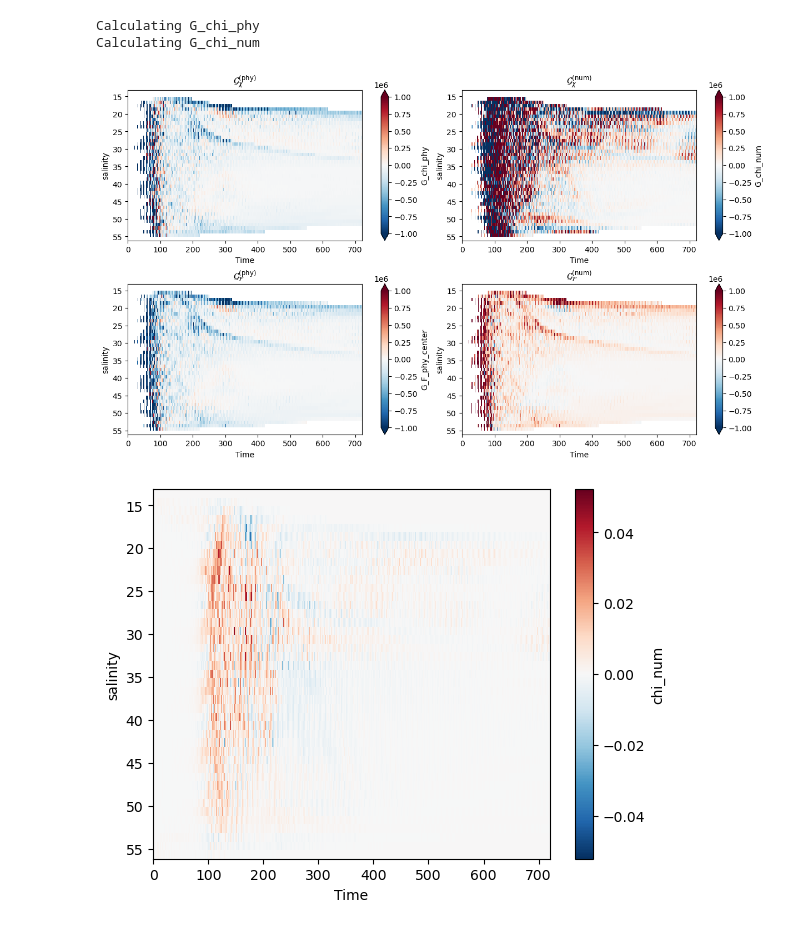
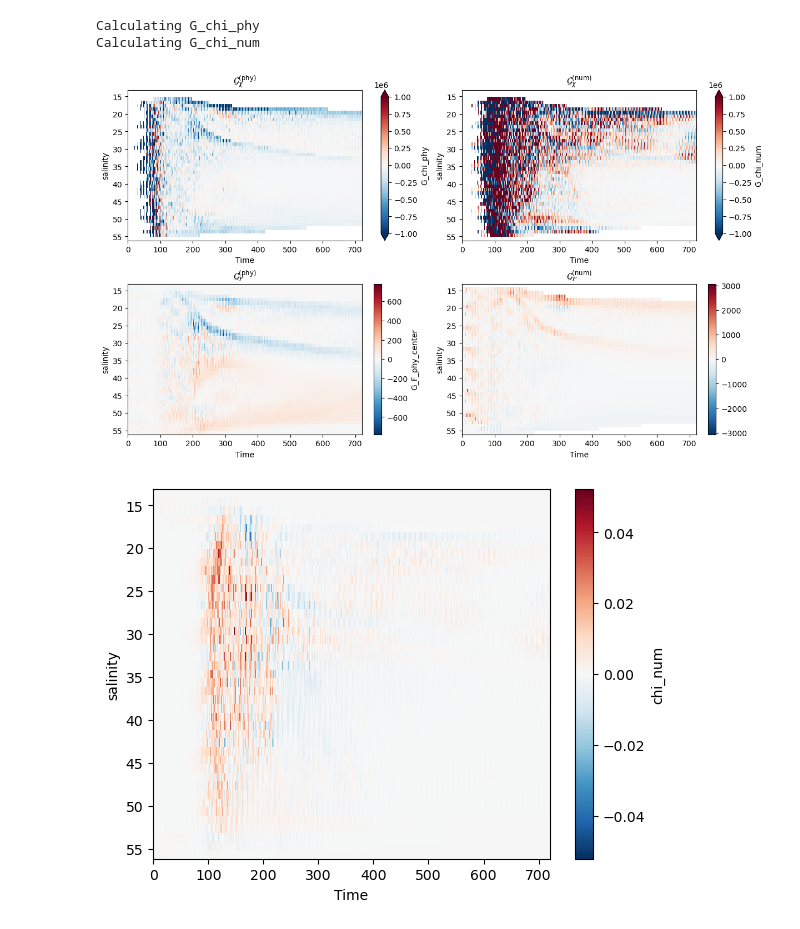
Before and after one commit to kailauyeda/WMT_DVD, a Jupyter notebook: bichan/analysis/preliminary_analysis.ipynb, the cells around one changed output. Drawn from its saved outputs; the diff is of its cells as text; code cells hidden in the pictures.

```diff
--- a/bichan/analysis/preliminary_analysis.ipynb
+++ b/bichan/analysis/preliminary_analysis.ipynb
@@ -410,7 +504,7 @@ def calculate_G_chi_mix(chi_variable, rho_0, mesh, ds_output, target_coord_spaci
 # %%
 # wrapper function to perform all calculations
 def calculate_G_mix(rho_0, mesh, ds_output, target_coord_spacing = 1):
-    G_F_phy_ds = calculate_G_F_phy(rho_0, mesh, ds_output,target_coord_spacing)
+    G_F_phy_ds = calculate_G_F_phy('salinityVertMixTendency', rho_0, mesh, ds_output,target_coord_spacing)
     G_chi_phy_ds = calculate_G_chi_mix('chiPhyVerSalt_center',rho_0, mesh, ds_output,target_coord_spacing)
     G_chi_num_ds = calculate_G_chi_mix('chiSpurSaltBR08',rho_0, mesh, ds_output,target_coord_spacing)
 
@@ -495,21 +589,21 @@ ds_chi_transform = ds_chi_transform.to_dataset(name= 'chi_num').rename({'salinit
 # %%
 fig, ax = plt.subplots(nrows=2,ncols=2,constrained_layout=True,figsize=(12,7))
 
 G_phy_comp_ds.G_chi_phy.mean(dim='nCells').plot(ax=ax[0,0],y='salinity',vmin=-1e6, vmax=1e6, cmap='RdBu_r')
 ax[0,0].set_title(r'$\mathcal{G}_\chi^{\text{(phy)}}$')
 G_phy_comp_ds.G_chi_num.mean(dim='nCells').plot(ax=ax[0,1],y='salinity',vmin=-1e6, vmax=1e6, cmap='RdBu_r')
 ax[0,1].set_title(r'$\mathcal{G}_\chi^{\text{(num)}}$')
 
-G_phy_comp_ds.G_F_phy_center.mean(dim='nCells').plot(ax=ax[1,0],y='salinity',vmin=-1e6, vmax=1e6, cmap='RdBu_r')
+G_phy_comp_ds.G_F_phy_center.mean(dim='nCells').plot(ax=ax[1,0],y='salinity')
 ax[1,0].set_title(r'$\mathcal{G}_\mathcal{F}^{\text{(phy)}}$')
-G_F_num.mean(dim='nCells').plot(ax=ax[1,1],y='salinity',vmin=-1e6, vmax=1e6, cmap='RdBu_r')
+G_F_num.mean(dim='nCells').plot(ax=ax[1,1],y='salinity')
 ax[1,1].set_title(r'$\mathcal{G}_\mathcal{F}^{\text{(num)}}$')
 
 for i in range(0,2):
     for j in range(0,2):
         ax[i,j].invert_yaxis()
 # %% [output]
-[figure, old version]
+[figure, new version]
 # %%
 ds_chi_transform.chi_num.sum('nCells').plot(y='salinity')
 plt.gca().invert_yaxis()
```
Also changed, not shown: parts of 5 cells of this notebook.
